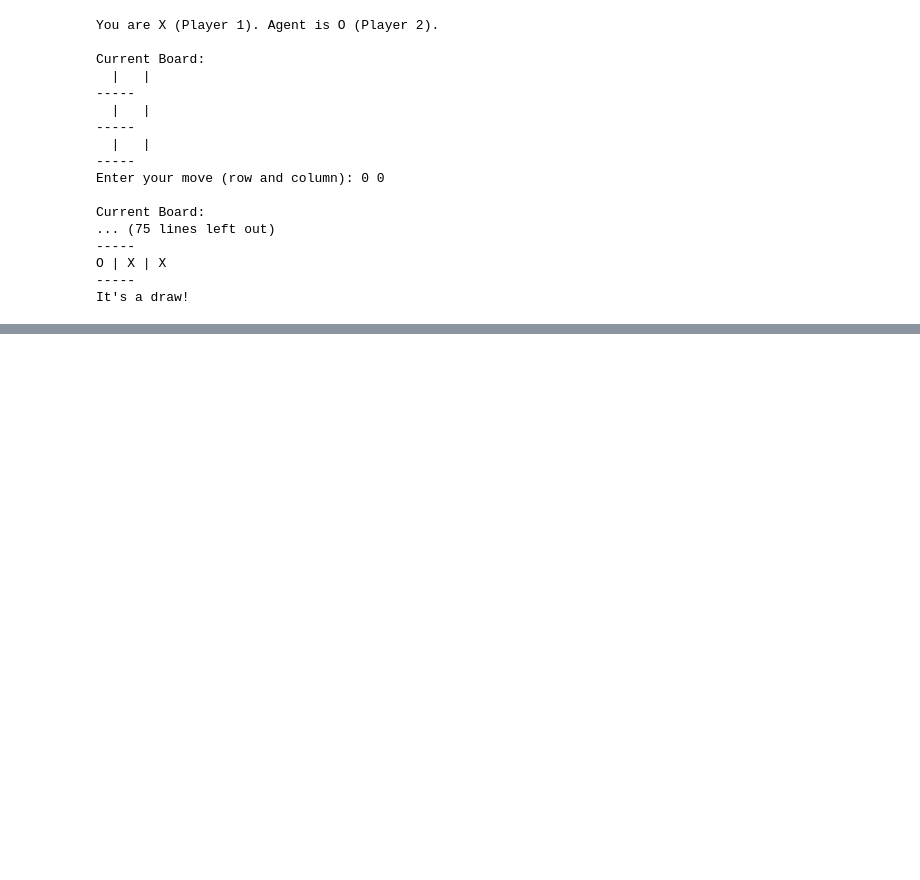
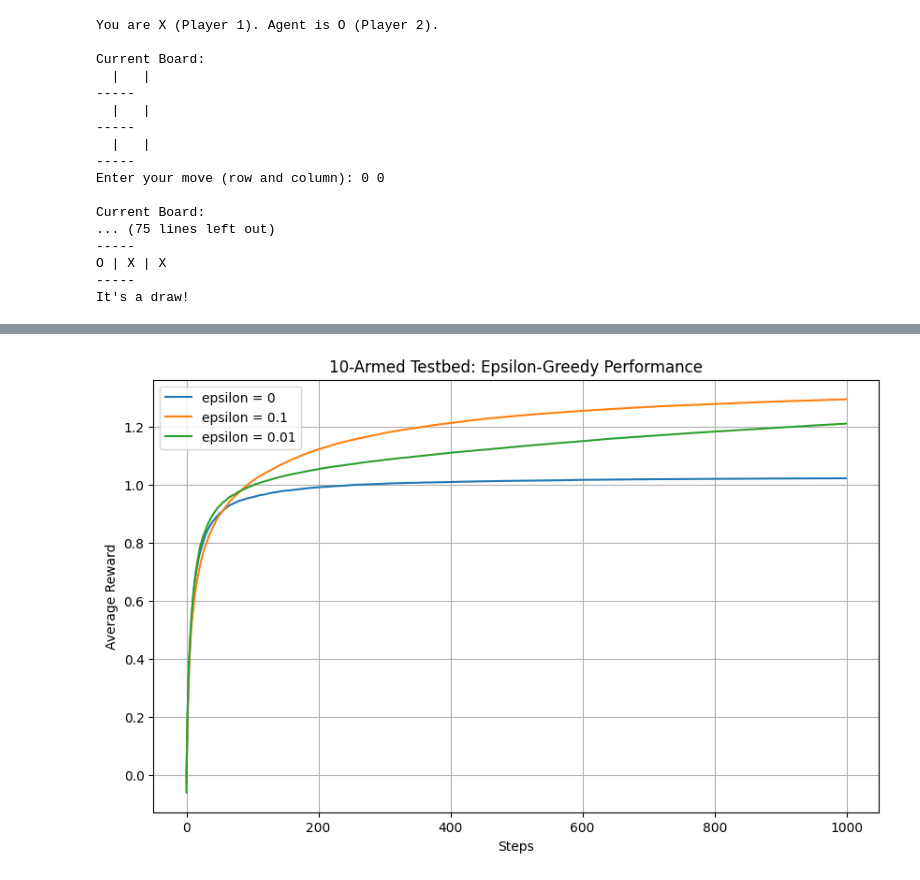
Before and after one commit to aswin-ar3669/RLA-Python-Learning, a Jupyter notebook: RLA_Unit_1_Programs.ipynb, the cells around one changed output, grey strips where cells are left out. Saved outputs shown, nothing was run; the diff lists cells and outputs as text; code cells hidden in the pictures; blank space fills up the shorter version.

```diff
--- a/RLA_Unit_1_Programs.ipynb
+++ b/RLA_Unit_1_Programs.ipynb
@@ -249,0 +330,74 @@ It's a draw!
+# %%
+import numpy as np
+import matplotlib.pyplot as plt
+
+class TenArmedTestbed:
+    def __init__(self, n_arms=10, epsilon=0.1, n_steps=1000):
+        self.n_arms = n_arms
+        self.epsilon = epsilon
+        self.n_steps = n_steps
+        self.q_true = np.random.randn(n_arms)  # True action values (mean rewards)
+        self.q_estimates = np.zeros(n_arms)   # Estimated action values
+        self.action_counts = np.zeros(n_arms)  # Number of times each arm is chosen
+        self.rewards = []                     # Record of rewards
+
+    def select_action(self):
+        """Choose an action using epsilon-greedy strategy."""
+        if np.random.rand() < self.epsilon:  # Exploration
+            return np.random.randint(self.n_arms)
+        else:  # Exploitation
+            return np.argmax(self.q_estimates)
+
+    def step(self, action):
+        """Generate a reward for the chosen action."""
+        reward = np.random.randn() + self.q_true[action]  # Gaussian reward centered at q_true[action]
+        return reward
+
+    def update_estimates(self, action, reward):
+        """Update the action-value estimates using incremental mean."""
+        self.action_counts[action] += 1
+        n = self.action_counts[action]
+        self.q_estimates[action] += (1 / n) * (reward - self.q_estimates[action])
+
+    def run(self):
+        """Run the 10-armed testbed simulation."""
+        for _ in range(self.n_steps):
+            action = self.select_action()
+            reward = self.step(action)
+            self.update_estimates(action, reward)
+            self.rewards.append(reward)
+
+        return np.cumsum(self.rewards) / np.arange(1, self.n_steps + 1)  # Average reward over time
+
+
+def simulate_testbed(epsilon_values, n_arms=10, n_steps=1000, n_runs=2000):
+    """Simulate the 10-armed testbed for different epsilon values."""
+    avg_rewards = {}
+
+    for epsilon in epsilon_values:
+        all_rewards = np.zeros(n_steps)
+        for _ in range(n_runs):
+            testbed = TenArmedTestbed(n_arms=n_arms, epsilon=epsilon, n_steps=n_steps)
+            rewards = testbed.run()
+            all_rewards += rewards
+        avg_rewards[epsilon] = all_rewards / n_runs
+
+    return avg_rewards
+
+
+# Simulate the 10-armed testbed for different epsilon values
+epsilons = [0, 0.1, 0.01]
+avg_rewards = simulate_testbed(epsilons)
+
+# Plot the results
+plt.figure(figsize=(10, 6))
+for epsilon, rewards in avg_rewards.items():
+    plt.plot(rewards, label=f"epsilon = {epsilon}")
+plt.xlabel("Steps")
+plt.ylabel("Average Reward")
+print("Average Reward:", avg_rewards)
+plt.title("10-Armed Testbed: Epsilon-Greedy Performance")
+plt.legend()
+plt.grid()
+plt.show()
+# %% [output]
@@ -249,0 +421 @@ It's a draw!
+[figure, added]
```
Also changed, not shown: parts of 5 cells of this notebook.
